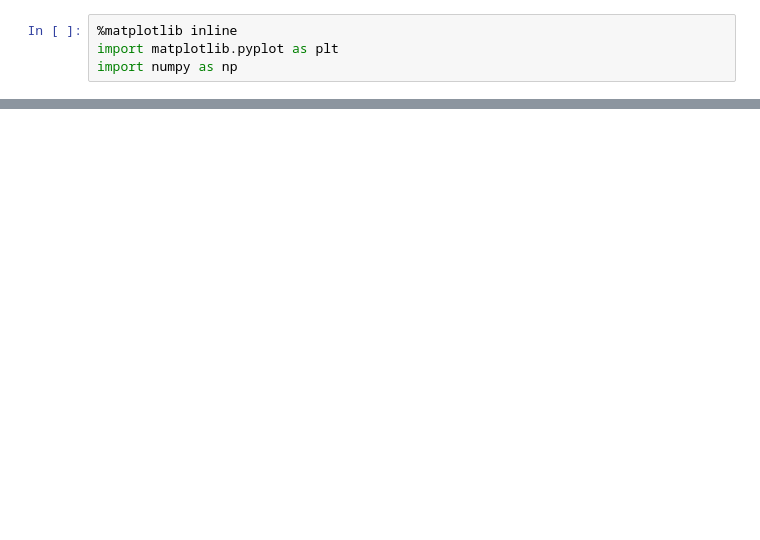
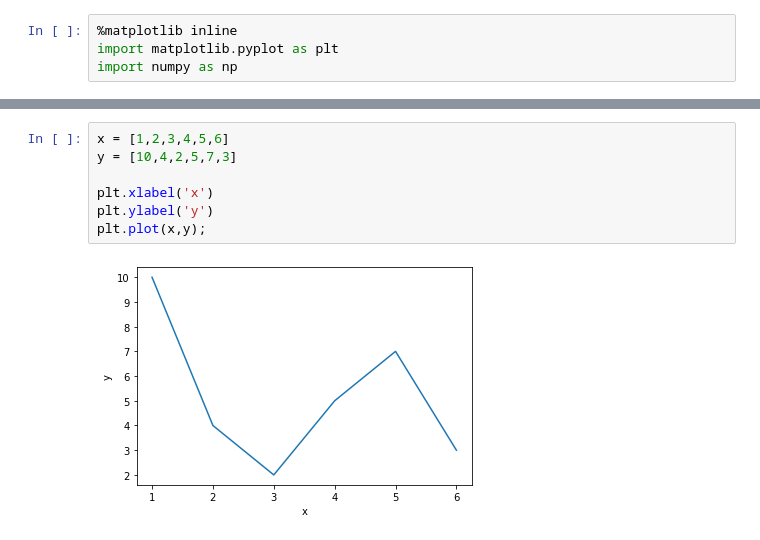
Before and after one commit to bjmin/bmin_comphys, a Jupyter notebook: cp03/comphys03-2.ipynb, the cells around one changed output, grey strips where cells are left out. Cells and saved outputs as stored; diff of their text form; blank space fills up the shorter version.

```diff
--- a/cp03/comphys03-2.ipynb
+++ b/cp03/comphys03-2.ipynb
@@ -10,0 +13,9 @@ plt.title('sin(x)');
+# %%
+x = [1,2,3,4,5,6]
+y = [10,4,2,5,7,3]
+
+plt.xlabel('x')
+plt.ylabel('y')
+plt.plot(x,y);
+# %% [output]
+[figure, added]
```
Also changed, not shown: parts of 22 cells of this notebook.
